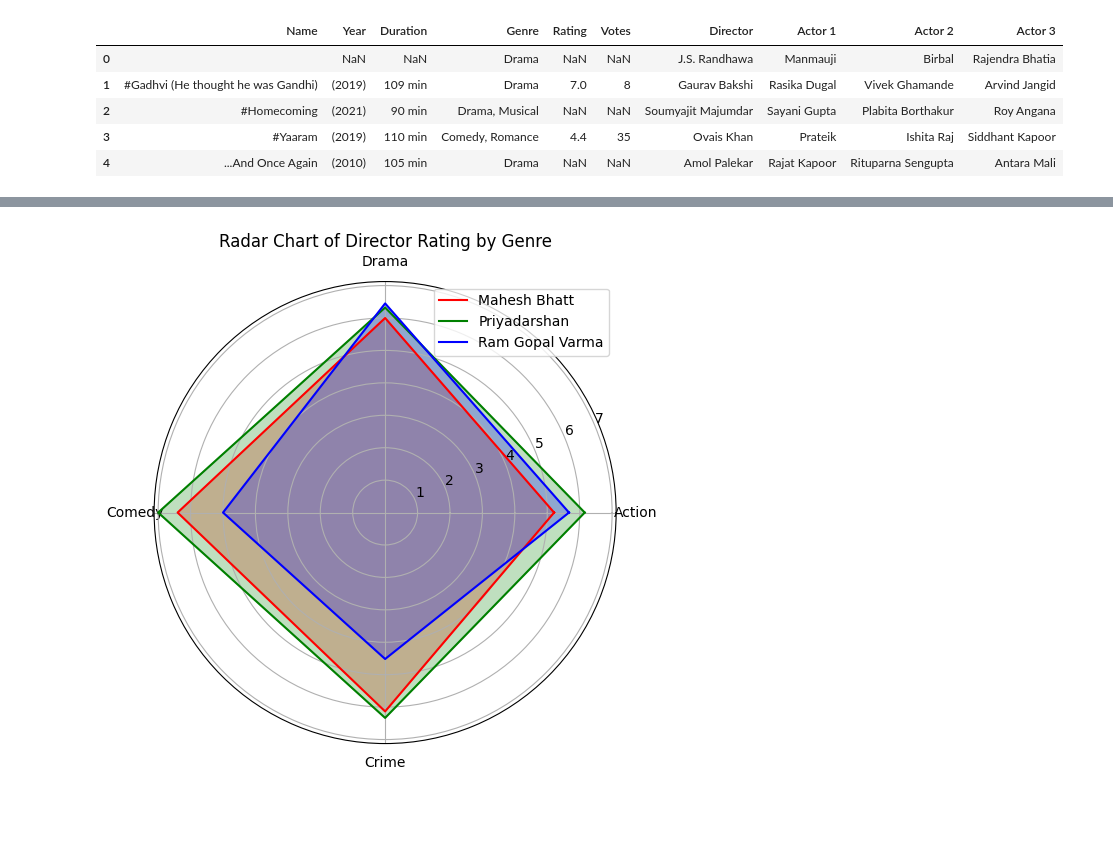
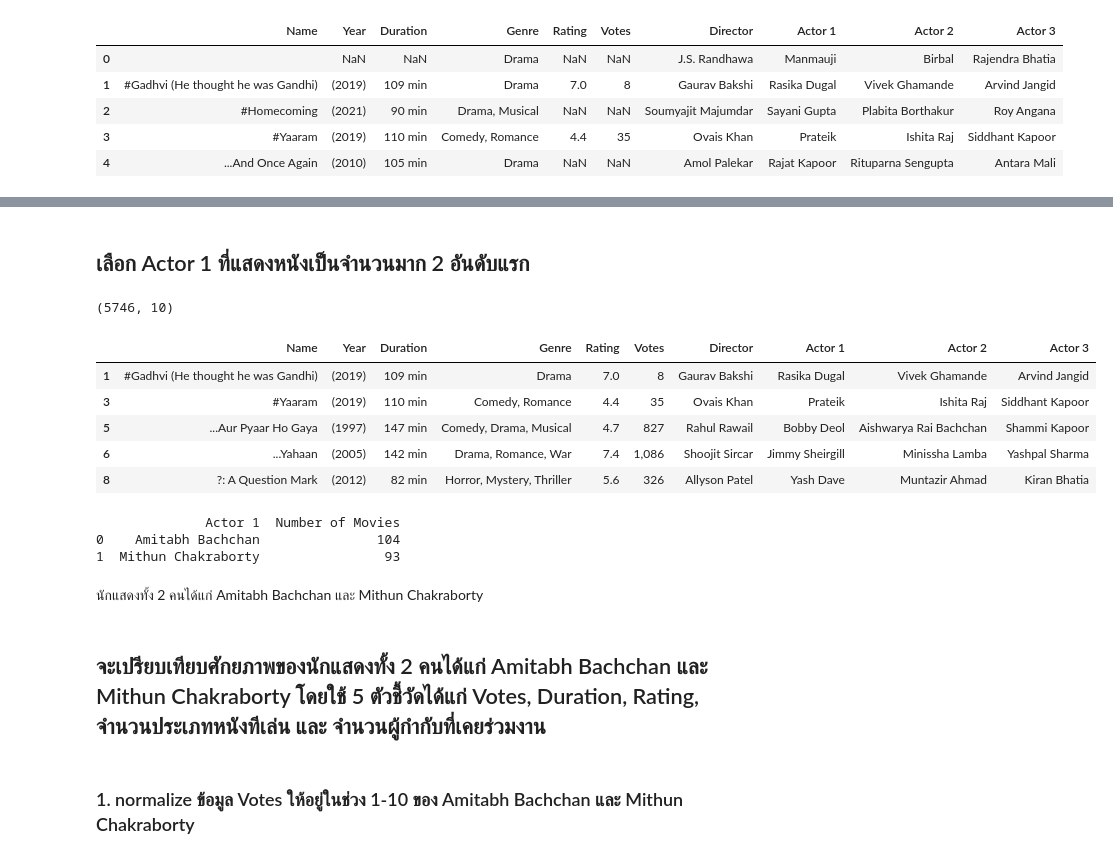
Before and after one commit to Jirapat2035/python_dataviz2024, a Jupyter notebook: HW_9_Group_SC_(653020203_5).ipynb, the cells around one changed output, grey strips where cells are left out. Cells and saved outputs as stored; diff of their text form; code cells hidden in the pictures; blank space fills up the shorter version.

```diff
--- a/HW_9_Group_SC_(653020203_5).ipynb
+++ b/HW_9_Group_SC_(653020203_5).ipynb
@@ -223,38 +39,32 @@ Name: Rating, dtype: int64
-# %%
-# prompt: เปลี่ยนสีกราฟเป็นสี RGB
-
-import matplotlib.pyplot as plt
-import numpy as np
-# Filter the DataFrame for the selected directors and genres
-selected_directors = ['Mahesh Bhatt', 'Priyadarshan', 'Ram Gopal Varma']
-selected_genres = ['Action', 'Drama', 'Comedy', 'Crime']
-filtered_df = top_25_directors_df[
-    top_25_directors_df['Director'].isin(selected_directors) &
-    top_25_directors_df['main_Genre'].isin(selected_genres)
-]
-
-# Group by Director and main_Genre, then calculate the mean Rating
-director_genre_rating = filtered_df.groupby(['Director', 'main_Genre'])['Rating'].mean().unstack()
-
-# Create a radar chart
-labels = selected_genres
-num_vars = len(labels)
-
-angles = np.linspace(0, 2 * np.pi, num_vars, endpoint=False).tolist()
-angles += angles[:1]
-
-fig, ax = plt.subplots(figsize=(6, 6), subplot_kw=dict(polar=True))
-
-colors = ['red', 'green', 'blue']  # Define RGB colors for each director
-for i, director in enumerate(selected_directors):
-  values = director_genre_rating.loc[director].tolist()
-  values += values[:1]
-  ax.plot(angles, values, label=director, color=colors[i])
-  ax.fill(angles, values, alpha=0.25, color=colors[i])
-
-ax.set_thetagrids(np.degrees(angles[:-1]), labels)
-plt.legend(loc='upper right')
-plt.title('Radar Chart of Director Rating by Genre')
-plt.show()
-# %% [output]
-[figure, removed]
+# %% [markdown]
+## เลือก Actor 1 ที่แสดงหนังเป็นจำนวนมาก 2 อันดับแรก
+# %%
+movie_df1 = movie_df.dropna(subset=['Actor 1', 'Votes', 'Duration', 'Rating', 'Director', 'Genre'])
+print(movie_df1.shape)
+movie_df1.head()
+# %% [output]
+(5746, 10)
+|  | Name | Year | Duration | Genre | Rating | Votes | Director | Actor 1 | Actor 2 | Actor 3 |
+| 1 | #Gadhvi (He thought he was Gandhi) | (2019) | 109 min | Drama | 7.0 | 8 | Gaurav Bakshi | Rasika Dugal | Vivek Ghamande | Arvind Jangid |
+| 3 | #Yaaram | (2019) | 110 min | Comedy, Romance | 4.4 | 35 | Ovais Khan | Prateik | Ishita Raj | Siddhant Kapoor |
+| 5 | ...Aur Pyaar Ho Gaya | (1997) | 147 min | Comedy, Drama, Musical | 4.7 | 827 | Rahul Rawail | Bobby Deol | Aishwarya Rai Bachchan | Shammi Kapoor |
+| 6 | ...Yahaan | (2005) | 142 min | Drama, Romance, War | 7.4 | 1,086 | Shoojit Sircar | Jimmy Sheirgill | Minissha Lamba | Yashpal Sharma |
+| 8 | ?: A Question Mark | (2012) | 82 min | Horror, Mystery, Thriller | 5.6 | 326 | Allyson Patel | Yash Dave | Muntazir Ahmad | Kiran Bhatia |
+# %%
+# prompt: หา Actor 1 ที่แสดงหนังเป็นจำนวนมาก 2 อันดับแรก แล้วทำเป็นตาราง
+
+import pandas as pd
+actor1_counts = movie_df1['Actor 1'].value_counts()
+top2_actors = actor1_counts.head(2)
+top2_actors_df = pd.DataFrame({'Actor 1': top2_actors.index, 'Number of Movies': top2_actors.values})
+print(top2_actors_df)
+# %% [output]
+              Actor 1  Number of Movies
+0    Amitabh Bachchan               104
+1  Mithun Chakraborty                93
+# %% [markdown]
+นักแสดงทั้ง 2 คนได้แก่ Amitabh Bachchan และ Mithun Chakraborty
+# %% [markdown]
+## จะเปรียบเทียบศักยภาพของนักแสดงทั้ง 2 คนได้แก่ Amitabh Bachchan และ Mithun Chakraborty โดยใช้ 5 ตัวชี้วัดได้แก่ Votes, Duration, Rating, จำนวนประเภทหนังทีเล่น และ จำนวนผู้กำกับที่เคยร่วมงาน
+# %% [markdown]
+### 1. normalize ข้อมูล Votes ให้อยู่ในช่วง 1-10 ของ  Amitabh Bachchan และ Mithun Chakraborty
```
Also changed, not shown: parts of 39 cells of this notebook.
